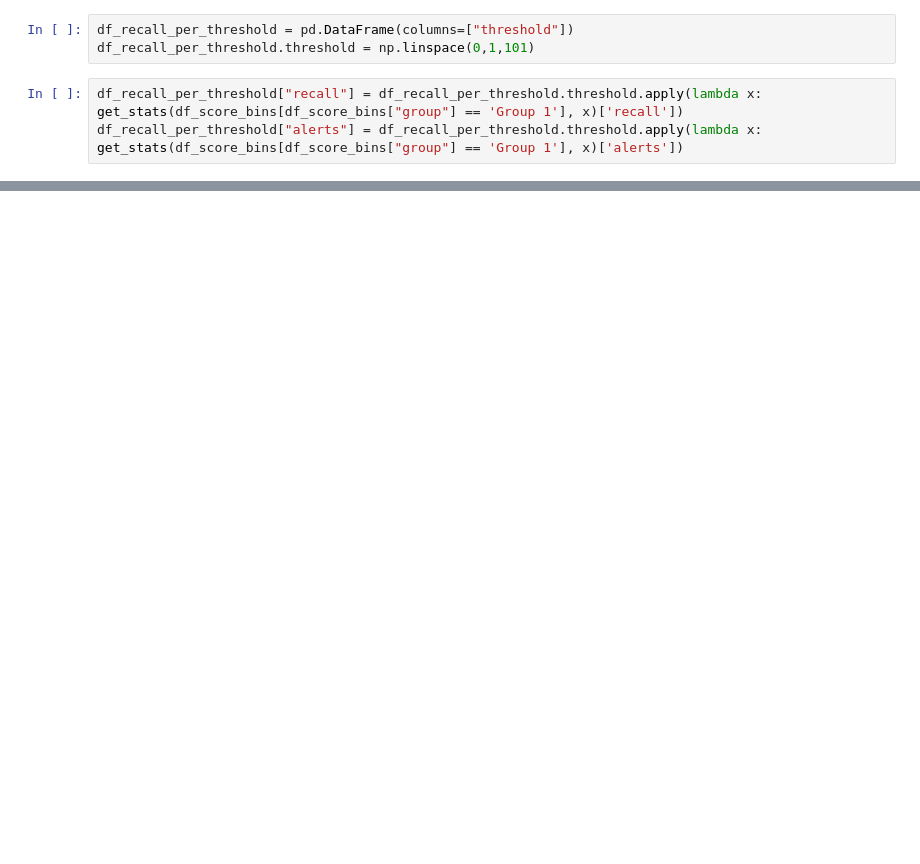
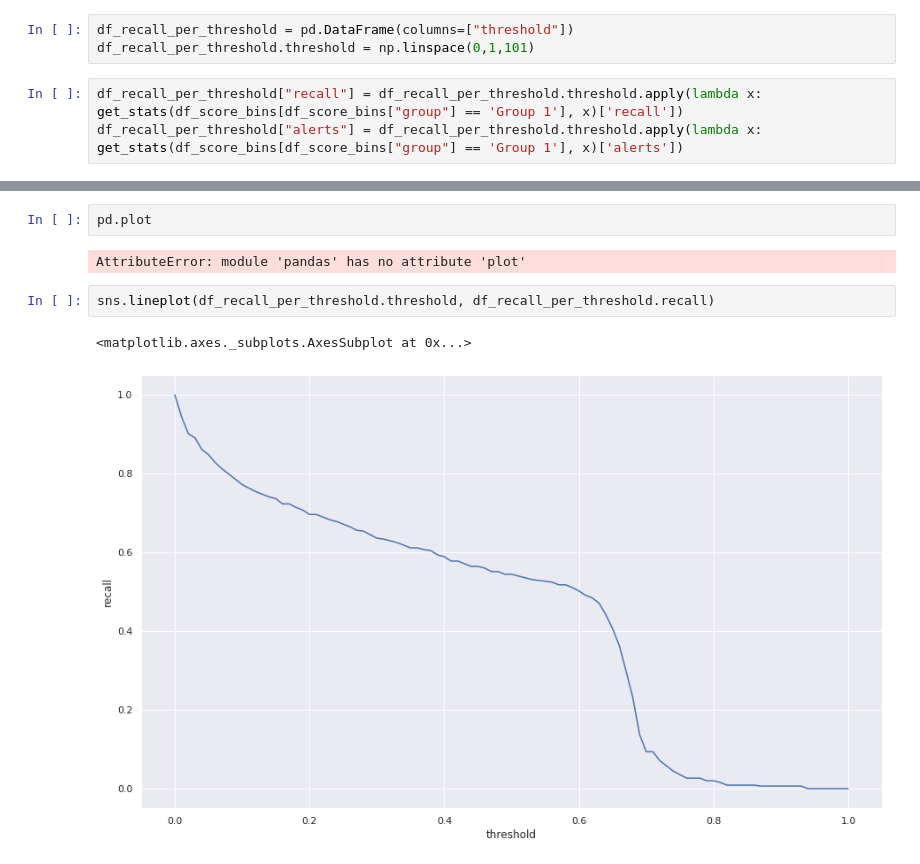
Before and after one commit to rjgpacheco/multi-threshold-optimization, a Jupyter notebook: Distribution Demos.ipynb, the cells around one changed output, grey strips where cells are left out. Saved outputs shown, nothing was run; the diff lists cells and outputs as text; blank space fills up the shorter version.

```diff
--- a/Distribution Demos.ipynb
+++ b/Distribution Demos.ipynb
@@ -217,3 +225,12 @@ df_recall_per_threshold.head(25)
+# %%
+pd.plot
+# %% [output]
+AttributeError: module 'pandas' has no attribute 'plot'
+# %%
+sns.lineplot(df_recall_per_threshold.threshold, df_recall_per_threshold.recall)
+# %% [output]
+<matplotlib.axes._subplots.AxesSubplot at 0x...>
+[figure, added]
 # %%
 df_recall_per_threshold
 # %% [output]
```
Also changed, not shown: parts of 26 cells of this notebook, 1 other file.
